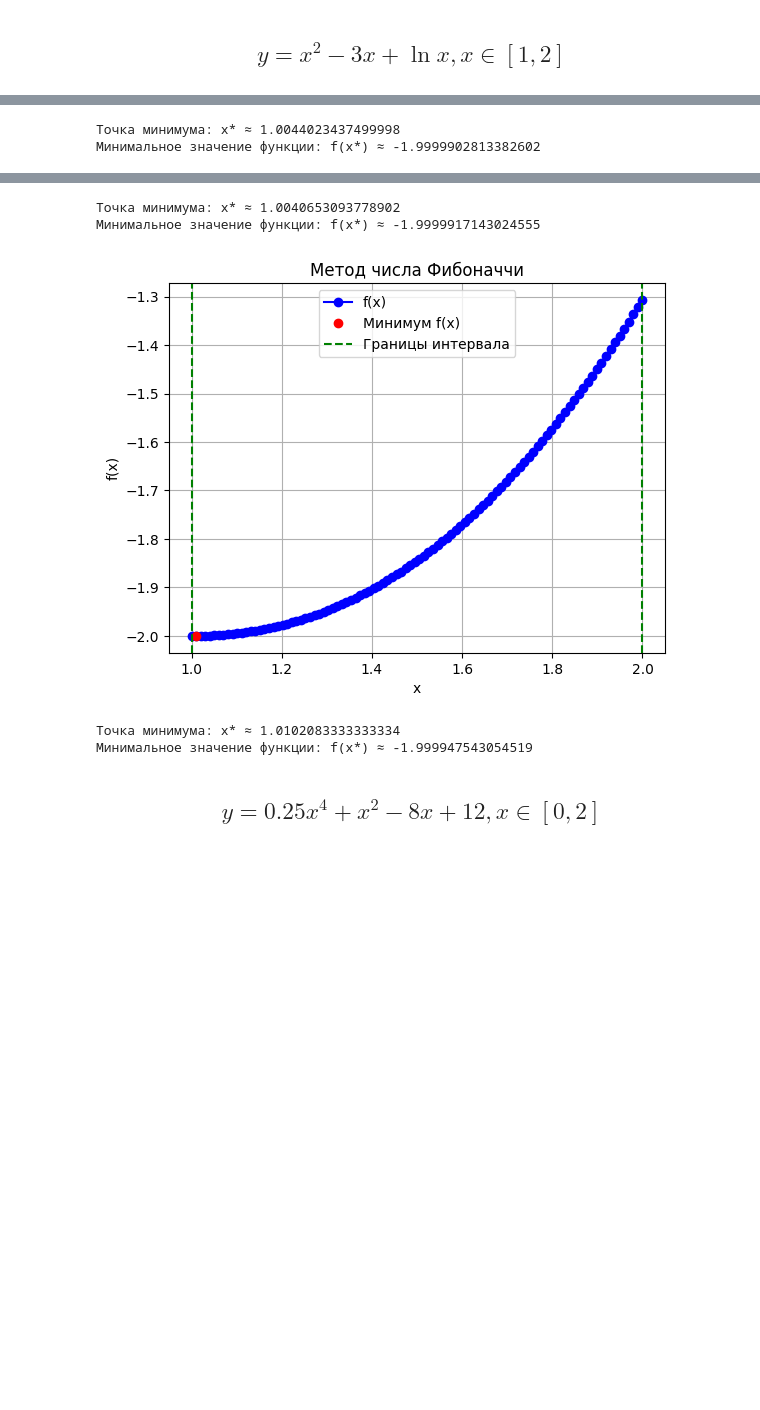
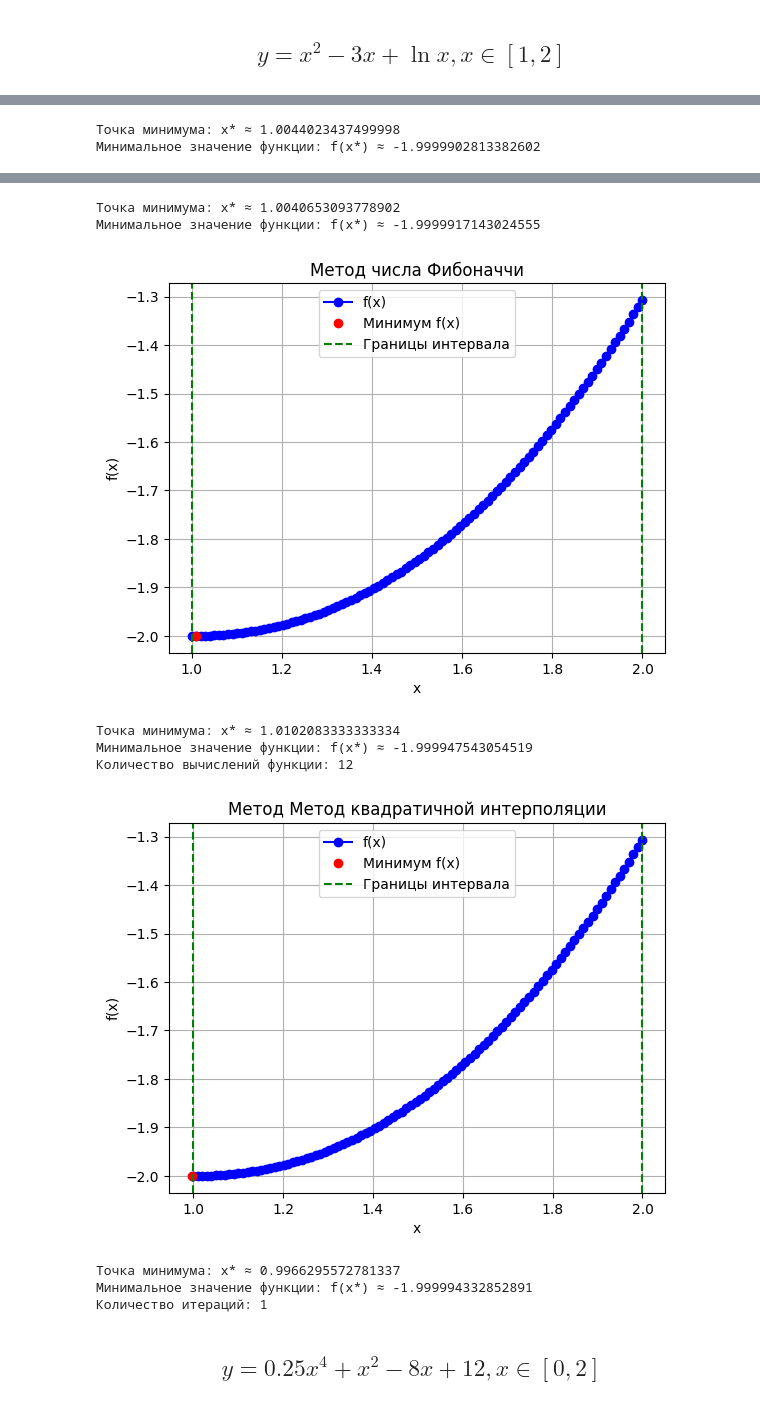
Before and after one commit to Allynik/Task_1_optimization-methods, a Jupyter notebook: task_1.ipynb, the cells around one changed output, grey strips where cells are left out. Saved outputs shown, nothing was run; the diff lists cells and outputs as text; code cells hidden in the pictures; blank space fills up the shorter version.

Commit message:
Update task_1.ipynb
Sdding quadratic interpolation search

```diff
--- a/task_1.ipynb
+++ b/task_1.ipynb
@@ -282,31 +372,37 @@ def fibonacci_search(a0, b0,func):
 # %%
 def f(x):
     return x**2 - 3 * x + np.log(x)
 min_x = 1
 max_x = 2
 uniform_search(min_x, max_x,f)
 bisection_search(min_x,max_x,f)
 dichotomy_search(min_x,max_x,0.001, 0.01,f)
 golden_section_search(min_x,max_x,f)
 fibonacci_search(min_x, max_x, f)
+quadratic_interpolation_search(min_x, max_x, f)
 # %% [output]
 [figure]
 Метод равномерного поиска:
 Точка минимума: x* ≈ 1.0
 Минимальное значение функции: f(x*) ≈ -2.0
 [figure]
 Метод деления интервала пополам
 Точка минимума: x* ≈ 1.00390625
 Минимальное значение функции: f(x*) ≈ -1.9999923507952801
 [figure]
 Точка минимума: x* ≈ 1.0044023437499998
 Минимальное значение функции: f(x*) ≈ -1.9999902813382602
 [figure]
 Точка минимума: x* ≈ 1.0040653093778902
 Минимальное значение функции: f(x*) ≈ -1.9999917143024555
 [figure]
 Точка минимума: x* ≈ 1.0102083333333334
 Минимальное значение функции: f(x*) ≈ -1.999947543054519
+Количество вычислений функции: 12
+[figure, added]
+Точка минимума: x* ≈ 0.9966295572781337
+Минимальное значение функции: f(x*) ≈ -1.999994332852891
+Количество итераций: 1
 # %% [markdown]
 ## $$ y = 0.25x^4 + x^2 -8x + 12, x \in [0, 2]$$
 # %%
```
Also changed, not shown: parts of 6 cells of this notebook.
